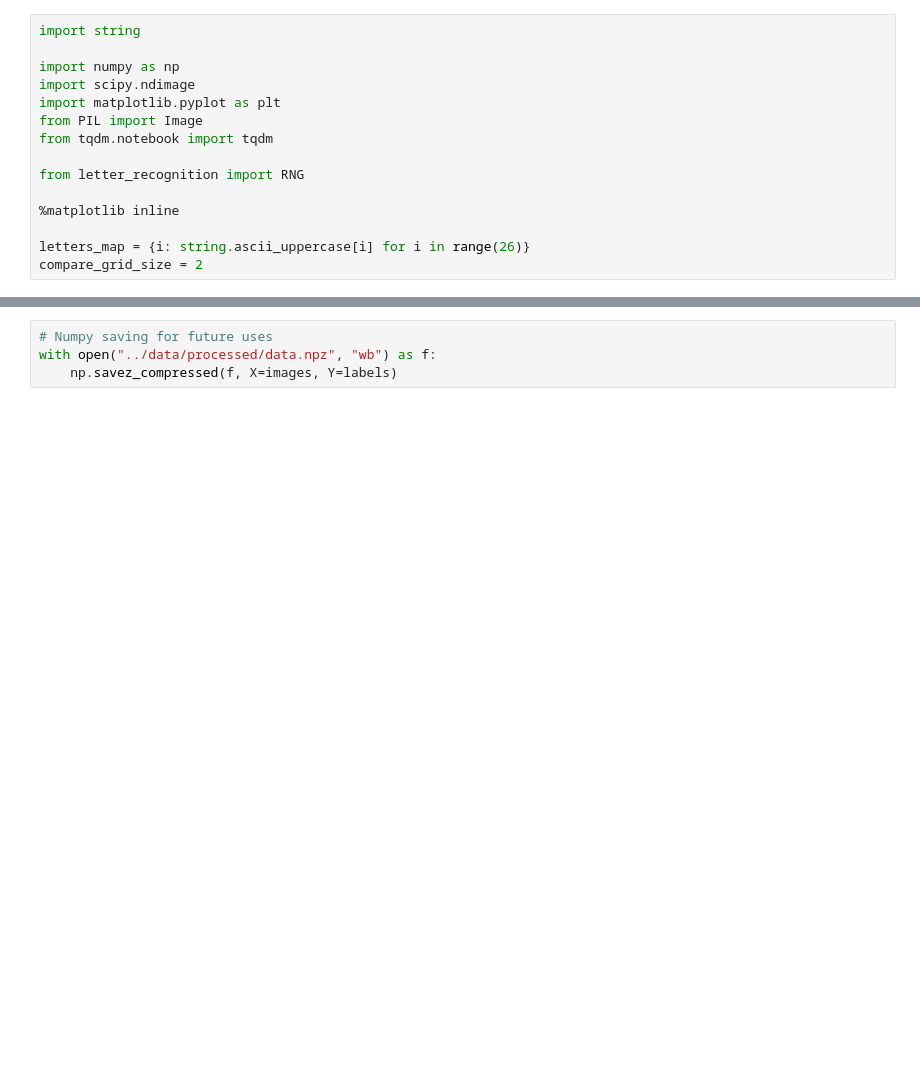
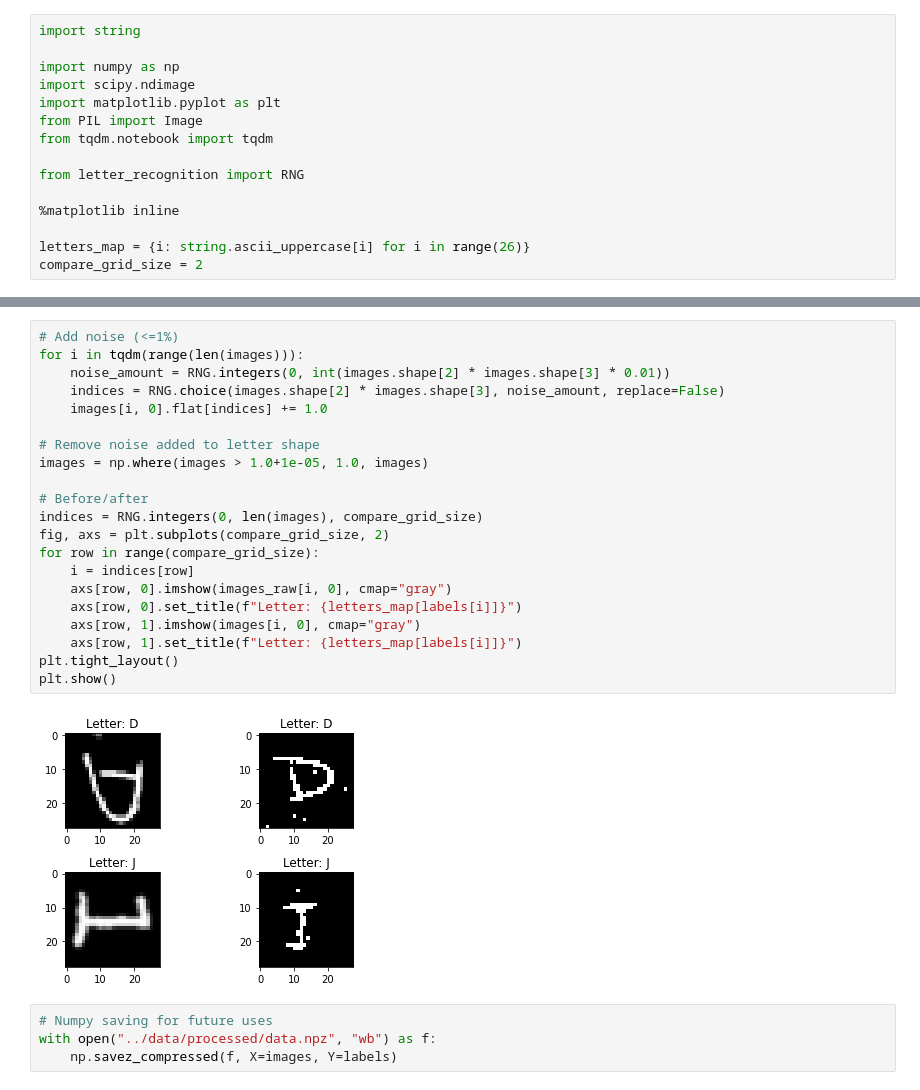
Before and after one commit to pindelm79/letter-recognition, a Jupyter notebook: notebooks/2-mp-data-preparation.ipynb, the cells around one changed output, grey strips where cells are left out. Saved outputs shown, nothing was run; the diff lists cells and outputs as text; blank space fills up the shorter version.

Commit message:
feat: add noise and movement

```diff
--- a/notebooks/2-mp-data-preparation.ipynb
+++ b/notebooks/2-mp-data-preparation.ipynb
@@ -119,3 +119,26 @@ Threshold: 149.45260734149136
+# %%
+# Add noise (<=1%)
+for i in tqdm(range(len(images))):
+    noise_amount = RNG.integers(0, int(images.shape[2] * images.shape[3] * 0.01))
+    indices = RNG.choice(images.shape[2] * images.shape[3], noise_amount, replace=False)
+    images[i, 0].flat[indices] += 1.0
+
+# Remove noise added to letter shape
+images = np.where(images > 1.0+1e-05, 1.0, images)
+
+# Before/after
+indices = RNG.integers(0, len(images), compare_grid_size)
+fig, axs = plt.subplots(compare_grid_size, 2)
+for row in range(compare_grid_size):
+    i = indices[row]
+    axs[row, 0].imshow(images_raw[i, 0], cmap="gray")
+    axs[row, 0].set_title(f"Letter: {letters_map[labels[i]]}")
+    axs[row, 1].imshow(images[i, 0], cmap="gray")
+    axs[row, 1].set_title(f"Letter: {letters_map[labels[i]]}")
+plt.tight_layout()
+plt.show()
+# %% [output]
+[figure, added]
 # %%
 # Numpy saving for future uses
 with open("../data/processed/data.npz", "wb") as f:
```
Also changed, not shown: parts of 5 cells of this notebook, 1 other file.
